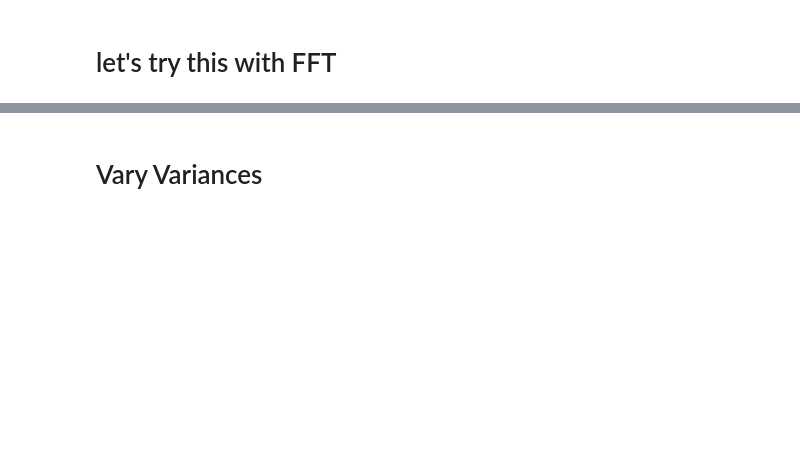
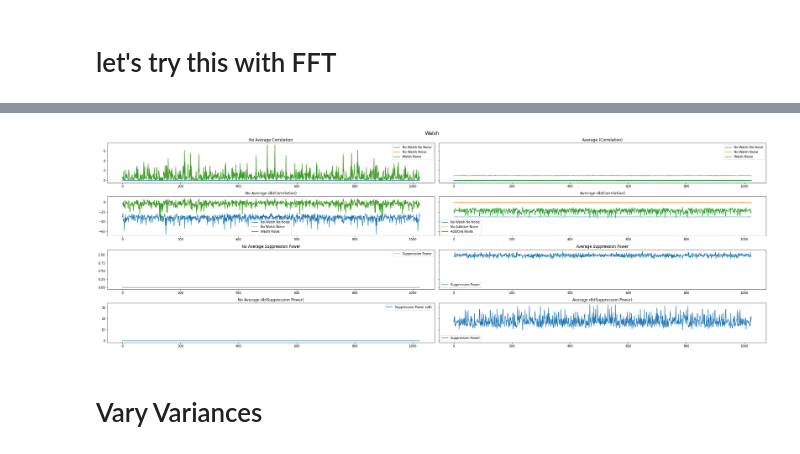
Before and after one commit to lmberkhout/walsh_sims, a Jupyter notebook: noise_Walsh.ipynb, the cells around one changed output, grey strips where cells are left out. Saved outputs shown, nothing was run; the diff lists cells and outputs as text; code cells hidden in the pictures; blank space fills up the shorter version.

```diff
--- a/noise_Walsh.ipynb
+++ b/noise_Walsh.ipynb
@@ -95,2 +63,94 @@ print(np.mean(db(meanpwr)))
+# %%
+fig, ax = plt.subplots(4,2, figsize = (30,10), sharey='row')
+nffts = 1024
+num_samples = 1024
+variance = 1
+
+
+
+pwrspre = []
+pwrspost = []
+for i in range(nffts):
+    if i < nffts//2:
+        samplessig = gain*(np.random.normal(0, np.sqrt(variance), num_samples))
+        samplesnoise = np.random.normal(0, np.sqrt(1000*variance), num_samples)
+        nowalsh = samplessig+samplesnoise
+        walsh = samplessig+samplesnoise
+        fftavgnowalsh = np.fft.fft(nowalsh)/num_samples
+        fftavgwalsh = np.fft.fft(walsh)/num_samples
+        pwrnowalsh = fftavgnowalsh*np.conj(fftavgnowalsh)
+        pwrwalsh = fftavgwalsh*np.conj(fftavgwalsh)
+        pwrspre.append(pwrnowalsh)
+        pwrspost.append(pwrwalsh)
+    else:
+        samplessig = gain*np.random.normal(0, np.sqrt(variance), num_samples)
+        samplesnoise = np.random.normal(0, np.sqrt(1000*variance), num_samples)
+        nowalsh =  samplessig+samplesnoise
+        walsh = -(-samplessig+samplesnoise)
+        fftavgnowalsh = np.fft.fft(nowalsh)/num_samples
+        fftavgwalsh = np.fft.fft(walsh)/num_samples
+        pwrnowalsh = fftavgnowalsh*np.conj(fftavgnowalsh)
+        pwrwalsh = fftavgwalsh*np.conj(fftavgnowalsh)
+        pwrspre.append(pwrnowalsh)
+        pwrspost.append(pwrwalsh)
+
+pwrsreg = []
+for i in range(nffts):
+    samples = gain*np.random.normal(0, np.sqrt(variance), num_samples)
+    fftavg = np.fft.fft(samples)/num_samples
+    pwr = fftavg*np.conj(fftavg)
+    pwrsreg.append(pwr)
+
+meanpwreg = np.mean(pwrsreg, axis=0)
+meanpwrpre = np.mean(pwrspre, axis=0)
+meanpwrpost = np.mean(pwrspost, axis=0)
+
+fig.suptitle('Walsh', fontsize=15)
+
+ax[0,0].plot(pwrsreg[0],label='No Walsh No Noise')
+ax[0,0].plot(pwrspre[0],label='No Walsh Noise')
+ax[0,0].plot(pwrspost[0],label= 'Walsh Noise')
+ax[0,0].set_title('No Average Correlation')
+ax[0,0].legend()
+
+ax[0,1].plot(meanpwreg,label='No Walsh No Noise')
+ax[0,1].plot(meanpwrpre,label='No Walsh Noise')
+ax[0,1].plot(meanpwrpost,label= 'Walsh Noise')
+ax[0,1].set_title('Average (Correlation)')
+ax[0,1].legend()
+
+ax[1,0].plot(db(pwrsreg[0]),label='No Walsh No Noise')
+ax[1,0].plot(db(pwrspre[0]),label='No Walsh Noise')
+ax[1,0].plot(db(pwrspost[0]),label= 'Walsh Noise')
+ax[1,0].set_title('No Average db(Correlation)')
+ax[1,0].legend()
+
+ax[1,1].plot(db(meanpwrreg),label='No Walsh No Noise')
+ax[1,1].plot(db(meanpwrpre),label='No Additive Noise')
+ax[1,1].plot(db(meanpwrpost),label='Additive Noise')
+ax[1,1].set_title('Average db(Correlation)')
+ax[1,1].legend()
+
+
+ax[2,0].plot(pwrspre[0]-pwrspost[0],label='Suppression Power')
+ax[2,0].set_title('No Average Suppression Power')
+ax[2,0].legend()
+
+ax[3,0].plot(db(pwrspre[0])-db(pwrspost[0]),label='Suppression Power (dB)')
+ax[3,0].set_title('No Average db(Suppression Power)')
+ax[3,0].legend()
+
+
+ax[2,1].plot(meanpwrpre-meanpwrpost,label='Suppression Power')
+ax[2,1].set_title('Average Suppression Power')
+ax[2,1].legend()
+
+ax[3,1].plot(db(meanpwrpre)-db(meanpwrpost),label='Suppression Power')
+ax[3,1].set_title('Average db(Suppression Power)')
+ax[3,1].legend()
+
+plt.tight_layout()
+# %% [output]
+[figure, added]
 # %% [markdown]
 # Vary Variances
```
Also changed, not shown: parts of 9 cells of this notebook.
